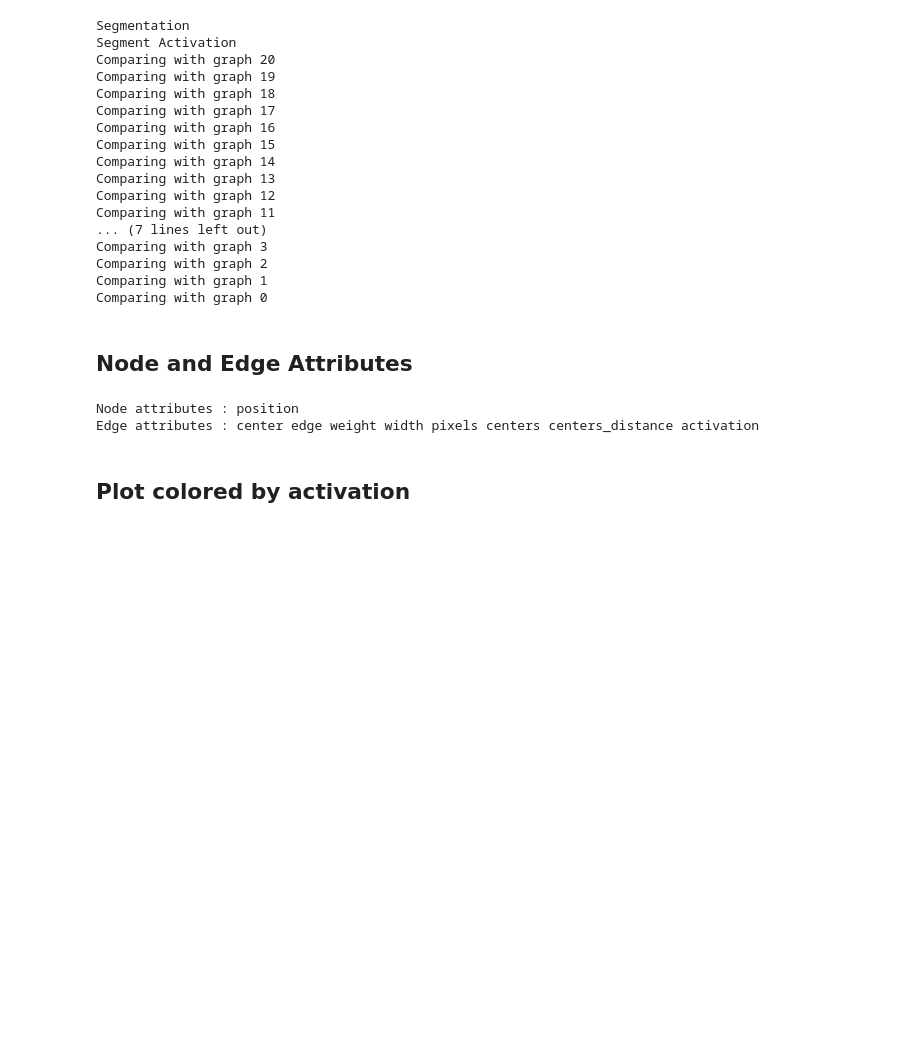
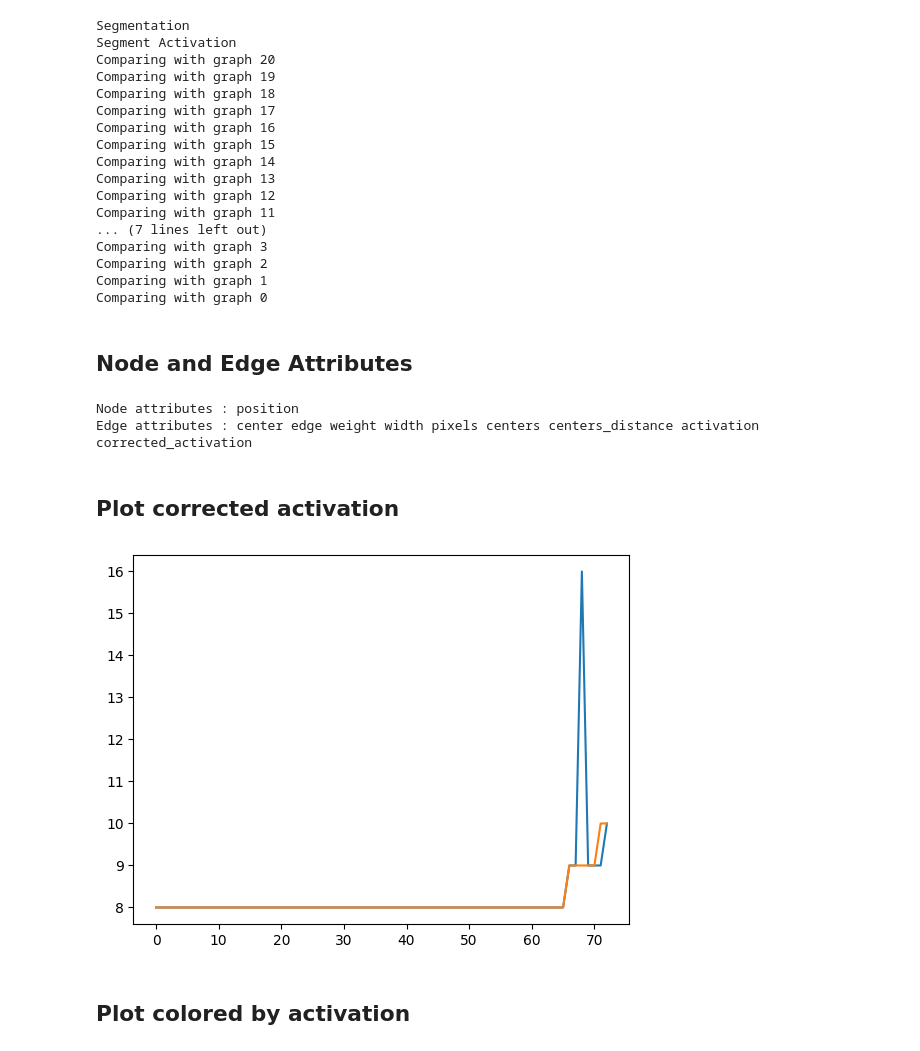
Before and after one commit to amin942001/STHype, a Jupyter notebook: examples/amftrack.ipynb, the cells around one changed output. Drawn from its saved outputs; the diff is of its cells as text; code cells hidden in the pictures; blank space fills up the shorter version.

Commit message:
examples on real data

```diff
--- a/examples/amftrack.ipynb
+++ b/examples/amftrack.ipynb
@@ -56,5 +57,5 @@ spatial_graphs = [SpatialGraph(graph) for graph in graphs]
 # %%
-spatial_temporal_graphs = spatial_temporal_graph_from_spatial_graphs(spatial_graphs, np.arange(len(spatial_graphs)), verbose=1)
+spatial_temporal_graph = spatial_temporal_graph_from_spatial_graphs(spatial_graphs, np.arange(len(spatial_graphs)), verbose=1)
 # %% [output]
 Segmentation
 Segment Activation
@@ -76,16 +77,29 @@ Comparing with graph 0
 # %% [markdown]
 ## Node and Edge Attributes
 # %%
-for node, node_data in spatial_temporal_graphs.nodes(data=True):
+for node, node_data in spatial_temporal_graph.nodes(data=True):
     print("Node attributes :", *node_data.keys())
     break
 
-for node1, node2, edge_data in spatial_temporal_graphs.edges(data=True):
+for node1, node2, edge_data in spatial_temporal_graph.edges(data=True):
     print("Edge attributes :", *edge_data.keys())
     break
 # %% [output]
 Node attributes : position
-Edge attributes : center edge weight width pixels centers centers_distance activation
+Edge attributes : center edge weight width pixels centers centers_distance activation corrected_activation
+# %% [markdown]
+## Plot corrected activation
+# %%
+activations = []
+corrected_activations = []
+for node1, node2 in spatial_temporal_graph.get_edge_segments(2241, 2076):
+    activations.append(spatial_temporal_graph[node1][node2]['activation'])
+    corrected_activations.append(spatial_temporal_graph[node1][node2]['corrected_activation'])
+
+plt.plot(activations)
+plt.plot(corrected_activations);
+# %% [output]
+[figure, added]
 # %% [markdown]
 ## Plot colored by activation
 # %%
```
Also changed, not shown: parts of 8 cells of this notebook.
